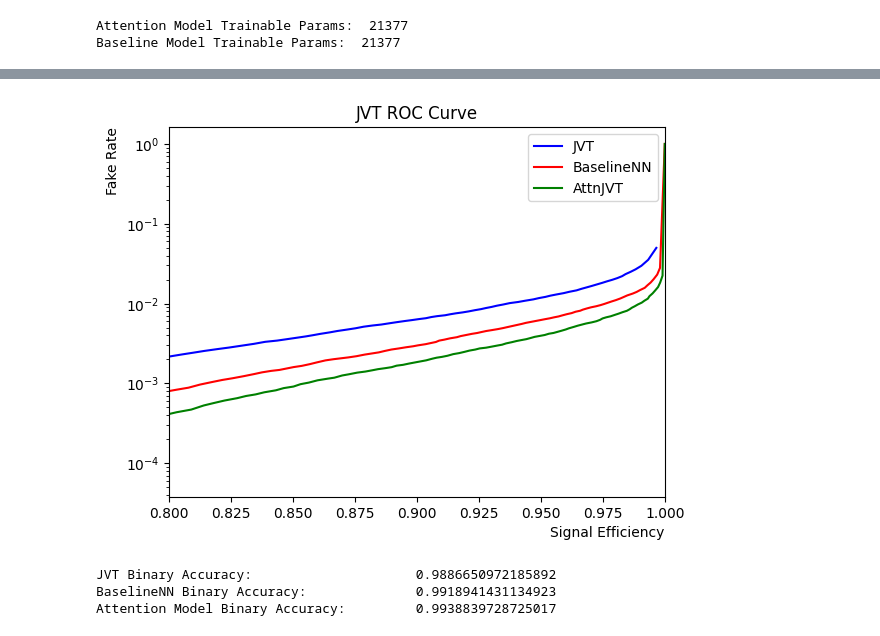
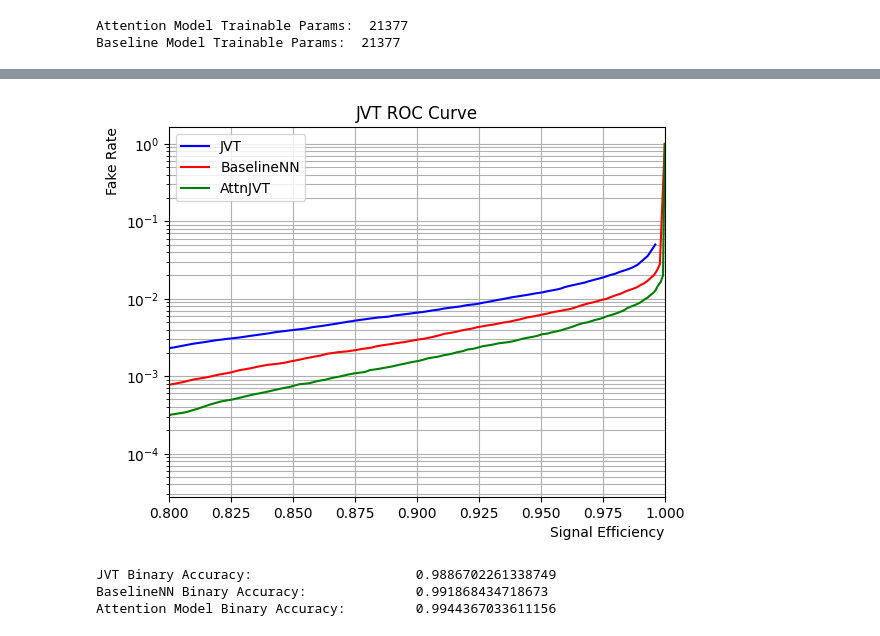
Before and after one commit to LukeV37/Pileup_Plotting, a Jupyter notebook: Fig5/JVT_Benchmark_mu200.ipynb, the cells around one changed output, grey strips where cells are left out. Saved outputs shown, nothing was run; the diff lists cells and outputs as text; code cells hidden in the pictures.

Commit message:
longer training and plotting updates

```diff
--- a/Fig5/JVT_Benchmark_mu200.ipynb
+++ b/Fig5/JVT_Benchmark_mu200.ipynb
@@ -428,38 +428,39 @@ weights = []
 y_Test = []
 for event in range(X_test.size(0)):
     y_pred_baseline.append(baseline(X_test[event].to(device)).detach().cpu().numpy())
     output, weight =model(X_test[event].to(device),return_weights=True)
     y_pred_attn.append(output.detach().cpu().numpy())
     weights.append(weight.detach().cpu().numpy())
     y_Test.append(y_test[event].detach().numpy())
 
 y_pred_baseline = np.array(ak.ravel(y_pred_baseline))
 y_pred_attn = np.array(ak.ravel(y_pred_attn))
 y_Test = np.array(ak.ravel(y_Test))
 
 x1,y1,th1 = roc(y_test_JVT,y_pred_JVT)
 x2,y2,th2 = roc(y_Test,y_pred_baseline)
 x3,y3,th3 = roc(y_Test,y_pred_attn)
 
 plt.title("JVT ROC Curve")
 plt.plot(x1,y1,color='b',label='JVT')
 plt.plot(x2,y2,color='r',label='BaselineNN')
 plt.plot(x3,y3,color='g',label='AttnJVT')
 
 plt.ylabel('Fake Rate',loc='top')
 plt.xlabel('Signal Efficiency',loc='right')
 plt.yscale('log')
-plt.legend()
+plt.legend(loc='upper left')
 plt.xlim([0.8, 1])
+plt.grid(which='both')
 plt.show()
 print("JVT Binary Accuracy: \t\t\t", accuracy_score(y_test_JVT, y_pred_JVT>threshold))
 print("BaselineNN Binary Accuracy: \t\t", accuracy_score(y_Test, y_pred_baseline>threshold))
 print("Attention Model Binary Accuracy: \t", accuracy_score(y_Test, y_pred_attn>threshold))
 # %% [output]
-[figure, old version]
+[figure, new version]
-JVT Binary Accuracy:                     0.9886650972185892
-BaselineNN Binary Accuracy:              0.9918941431134923
-Attention Model Binary Accuracy:         0.9938839728725017
+JVT Binary Accuracy:                     0.9886702261338749
+BaselineNN Binary Accuracy:              0.991868434718673
+Attention Model Binary Accuracy:         0.9944367033611156
 # %%
 torch.save(baseline, "BaselineNN_mu200.torch")
 torch.save(model, "AttnJVT_mu200.torch")
```
Also changed, not shown: parts of 3 cells of this notebook, 7 other files.
